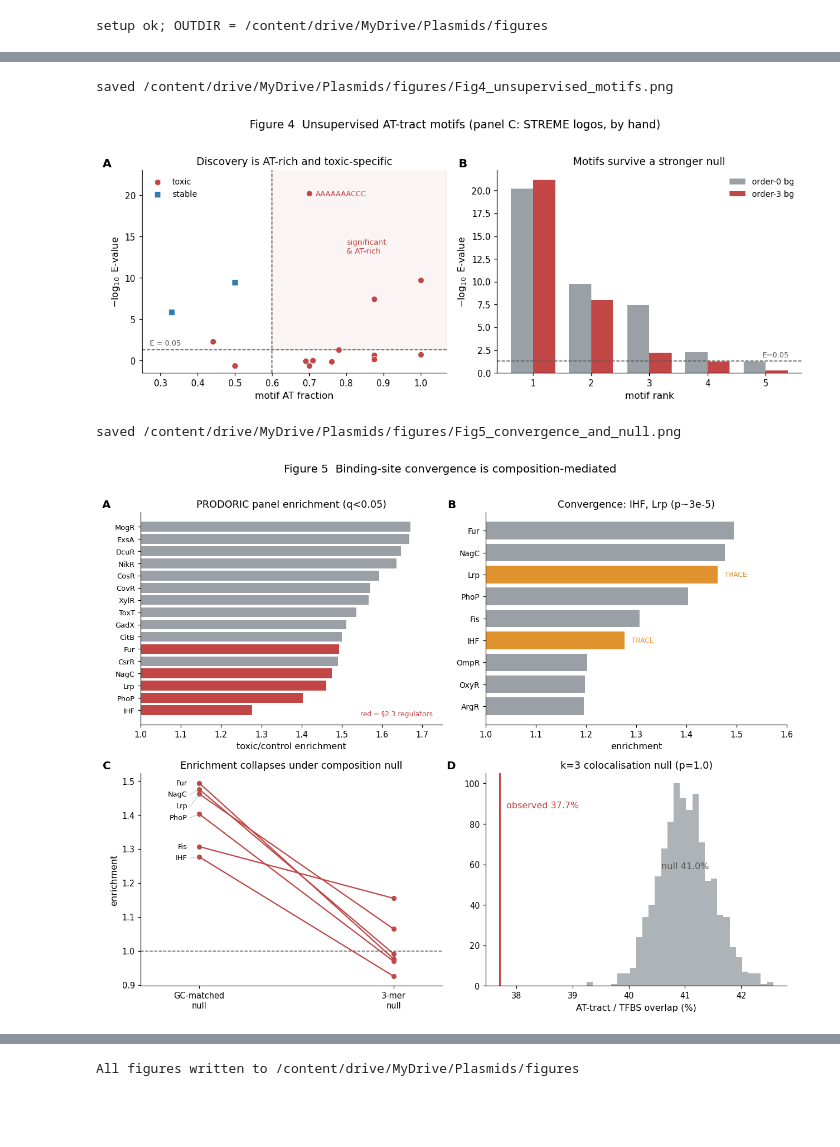
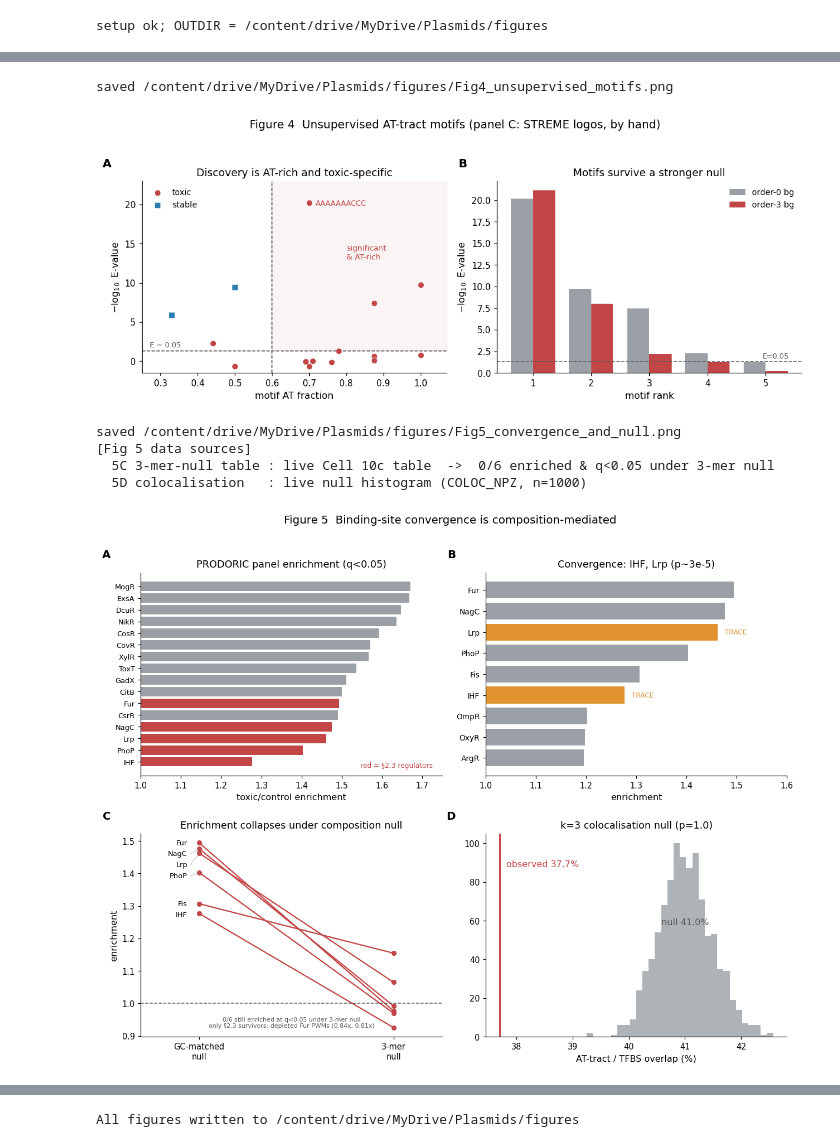
Before and after one commit to bdashti/Latest-Plasmid-Model, a Jupyter notebook: Copy_of_Phase_3_Figures_colab_v2.ipynb, the cells around one changed output, grey strips where cells are left out. Saved outputs shown, nothing was run; the diff lists cells and outputs as text; code cells hidden in the pictures; blank space fills up the shorter version.

```diff
--- a/Copy_of_Phase_3_Figures_colab_v2.ipynb
+++ b/Copy_of_Phase_3_Figures_colab_v2.ipynb
@@ -43,7 +43,7 @@ def save_fig(fig, name):
 
 def panel_letter(ax, s):
     ax.text(-0.1, 1.06, s, transform=ax.transAxes, fontsize=13, fontweight='bold',
-            va='top', ha='right')
+            va='bottom', ha='right')
 
 def load_globals():
     try:
@@ -251,12 +251,12 @@ fig.tight_layout()
 save_fig(fig, 'Fig4_unsupervised_motifs')
 # %% [output]
 saved /content/drive/MyDrive/Plasmids/figures/Fig4_unsupervised_motifs.png
-[figure, old version]
+[figure, new version]
 # %%
 #@title Figure 5 — TF convergence and composition null
 fig, ax = plt.subplots(2, 2, figsize=(11.5, 9))
 
-# 5A PRODORIC top enrichment
+# 5A PRODORIC top enrichment (Cell 10b, verified)
 a = ax[0, 0]
 top = [('MogR', 1.671), ('ExsA', 1.668), ('DcuR', 1.648), ('NikR', 1.636),
        ('CosR', 1.594), ('CovR', 1.572), ('XylR', 1.567), ('ToxT', 1.536),
@@ -273,7 +273,7 @@ a.text(0.97, 0.04, 'red = §2.3 regulators', transform=a.transAxes, fontsize=8,
        ha='right', color=COL['comp'])
 a.set_title('PRODORIC panel enrichment (q<0.05)'); panel_letter(a, 'A')
 
-# 5B TRACE convergence
+# 5B TRACE convergence (Cell 17, verified)
 b = ax[0, 1]
 conv = [('ArgR', 1.195, False), ('OxyR', 1.198, False), ('OmpR', 1.202, False),
         ('IHF', 1.277, True), ('Fis', 1.307, False), ('PhoP', 1.403, False),
@@ -288,10 +288,43 @@ b.set_yticks(range(len(names))); b.set_yticklabels(names, fontsize=9)
 b.set_xlim(1.0, 1.6); b.set_xlabel('enrichment')
 b.set_title('Convergence: IHF, Lrp (p~3e-5)'); panel_letter(b, 'B')
 
-# 5C GC null vs 3-mer null collapse  (labels decluttered with leaders)
+# 5C GC-null vs 3-mer-null collapse — values pulled from the real Cell 10c table
+#     (enr_GC_null vs enrichment_vs_kmer3 for the headline PWM of each §2.3 TF).
+#     Headline motif_ids match the Cell 10b/5A panel exactly.
 c = ax[1, 0]
-pairs = [('Lrp', 1.462, 1.065), ('IHF', 1.277, 0.926), ('PhoP', 1.403, 0.970),
-         ('Fur', 1.494, 0.977), ('NagC', 1.476, 0.992), ('Fis', 1.307, 1.155)]
+HEADLINE = [('Lrp', 'MX000096'), ('IHF', 'MX000028'), ('PhoP', 'MX000372'),
+            ('Fur', 'MX000016'), ('NagC', 'MX000150'), ('Fis', 'MX000029')]
+# verified fallback (Cell 10c: enr_GC_null, enrichment_vs_kmer3, q_kmer3)
+FALLBACK = {'MX000096': (1.4623, 1.0651, 0.5954), 'MX000028': (1.2767, 0.9256, 0.3621),
+            'MX000372': (1.4028, 0.9700, 0.5238), 'MX000016': (1.4941, 0.9767, 0.8132),
+            'MX000150': (1.4761, 0.9922, 0.9765), 'MX000029': (1.3067, 1.1545, 0.3621)}
+def _cell10c_table():
+    g = load_globals()
+    df = g.get('compare', None)
+    if df is None:
+        try:
+            import pandas as pd
+            df = pd.read_csv(f'{BASE}/streme_outputs/fimo_kmer3_null_comparison.csv')
+        except Exception:
+            df = None
+    return df
+_df = _cell10c_table()
+pairs, n_enr_sig_k3, n_live_5c = [], 0, 0
+for tf, mid in HEADLINE:
+    gc = k3 = q = None; used_live = False
+    if _df is not None and 'motif_id' in getattr(_df, 'columns', []):
+        row = _df[_df['motif_id'] == mid]
+        if len(row):
+            gc = float(row['enr_GC_null'].iloc[0]); k3 = float(row['enrichment_vs_kmer3'].iloc[0])
+            q = float(row['q_kmer3'].iloc[0]); used_live = True
+    if gc is None or not np.isfinite(gc):
+        gc, k3, q = FALLBACK[mid]; used_live = False
+    pairs.append((tf, gc, k3)); n_live_5c += int(used_live)
+    if (k3 > 1.0) and (q < 0.05):
+        n_enr_sig_k3 += 1
+src_5c = ('live Cell 10c table' if n_live_5c == len(HEADLINE)
+          else 'verified FALLBACK dict' if n_live_5c == 0
+          else f'mixed ({n_live_5c} live / {len(HEADLINE)-n_live_5c} fallback)')
 for tf, gc, k3 in pairs:
     c.plot([0, 1], [gc, k3], '-o', color=COL['comp'], ms=5)
 lab = sorted(pairs, key=lambda p: -p[1]); min_gap = 0.034; prev = None; ypos = {}
@@ -302,34 +335,46 @@ for tf, gc, k3 in pairs:
         c.plot([-0.045, 0], [ypos[tf], gc], color=COL['alt'], lw=0.6, alpha=0.75)
     c.text(-0.06, ypos[tf], tf, ha='right', va='center', fontsize=8.5)
 c.axhline(1.0, color=COL['ceil'], ls='--', lw=1)
 c.set_xticks([0, 1]); c.set_xticklabels(['GC-matched\nnull', '3-mer\nnull'])
 c.set_xlim(-0.30, 1.25); c.set_ylabel('enrichment')
+c.text(0.5, 0.04, f'{n_enr_sig_k3}/6 still enriched at q<0.05 under 3-mer null\n'
+       'only §2.3 survivors: depleted Fur PWMs (0.84x, 0.81x)',
+       transform=c.transAxes, ha='center', va='bottom', fontsize=7.2, color=COL['ceil'])
 c.set_title('Enrichment collapses under composition null'); panel_letter(c, 'C')
 
-# 5D colocalisation null (observed label to the right of the line)
+# 5D colocalisation null (Cell 13b/13c, verified: obs 37.7%, null ->41.0%, p=1.0)
 d = ax[1, 1]
 obs = 37.7
 try:
     z = np.load(COLOC_NPZ)
     arr = z[z.files[0]]
     arr = arr[np.isfinite(arr)]
     d.hist(arr, bins=30, color=COL['alt'], alpha=0.8)
+    src_5d = f'live null histogram (COLOC_NPZ, n={arr.size})'
 except Exception:
     xs = np.linspace(38.5, 43.5, 400)
     g = np.exp(-0.5*((xs-41.0)/0.49)**2)
     d.fill_between(xs, g*120, color=COL['alt'], alpha=0.8)
     d.set_yticks([])
+    src_5d = 'Gaussian approx (mean 41.0, sd 0.49) — COLOC_NPZ not found'
 d.axvline(obs, color=COL['comp'], lw=2)
 d.text(obs+0.12, d.get_ylim()[1]*0.85, 'observed 37.7%', ha='left', va='center', color=COL['comp'])
 d.text(41.0, d.get_ylim()[1]*0.55, 'null 41.0%', ha='center', color=COL['ceil'])
 d.set_xlabel('AT-tract / TFBS overlap (%)')
 d.set_title('k=3 colocalisation null (p=1.0)'); panel_letter(d, 'D')
 
 fig.suptitle('Figure 5  Binding-site convergence is composition-mediated', y=1.01, fontsize=13)
 fig.tight_layout()
 save_fig(fig, 'Fig5_convergence_and_null')
+
+print('[Fig 5 data sources]')
+print(f'  5C 3-mer-null table : {src_5c}  ->  {n_enr_sig_k3}/6 enriched & q<0.05 under 3-mer null')
+print(f'  5D colocalisation   : {src_5d}')
 # %% [output]
 saved /content/drive/MyDrive/Plasmids/figures/Fig5_convergence_and_null.png
+[Fig 5 data sources]
+  5C 3-mer-null table : live Cell 10c table  ->  0/6 enriched & q<0.05 under 3-mer null
+  5D colocalisation   : live null histogram (COLOC_NPZ, n=1000)
-[figure, old version]
+[figure, new version]
 # %%
 #@title Figure 6 — single compositional axis
```
Also changed, not shown: parts of 5 cells of this notebook.
